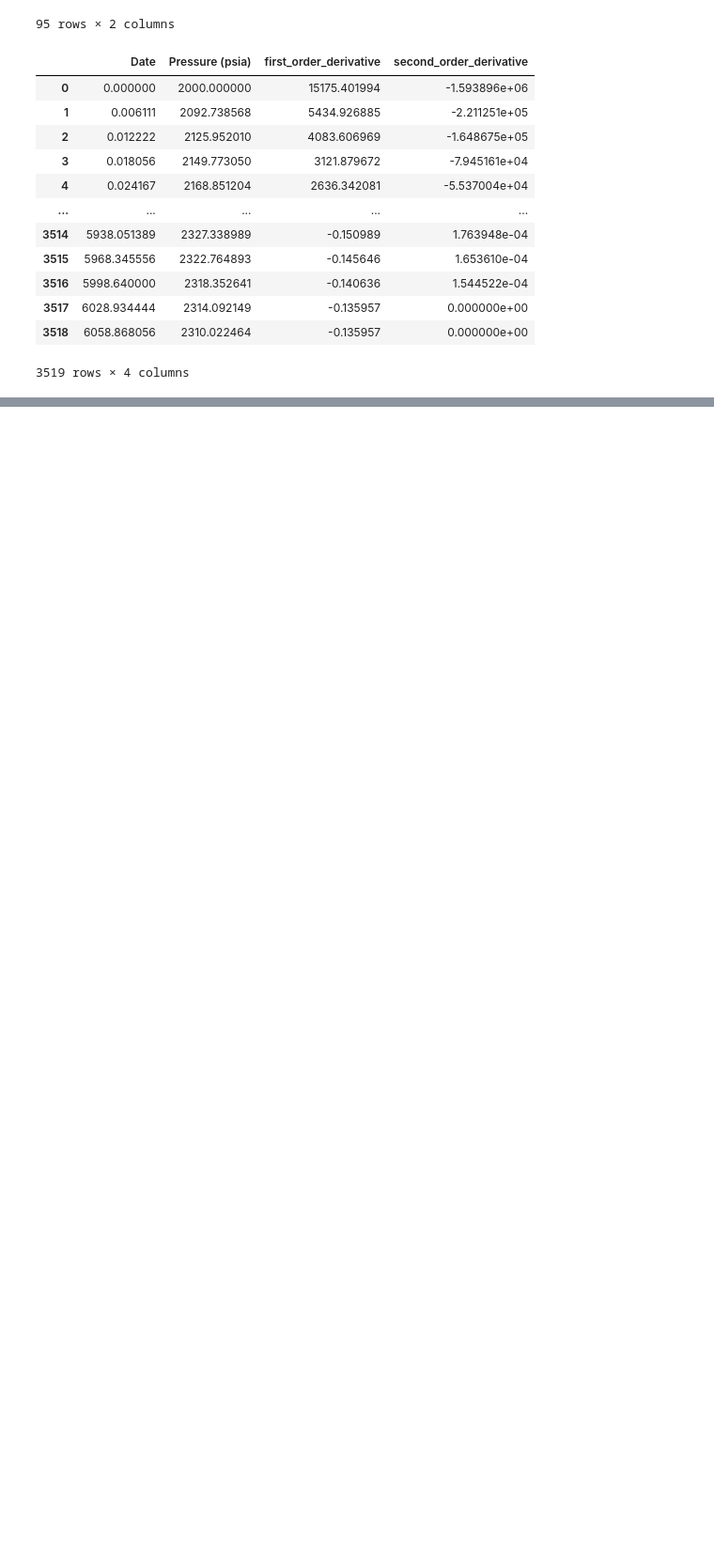
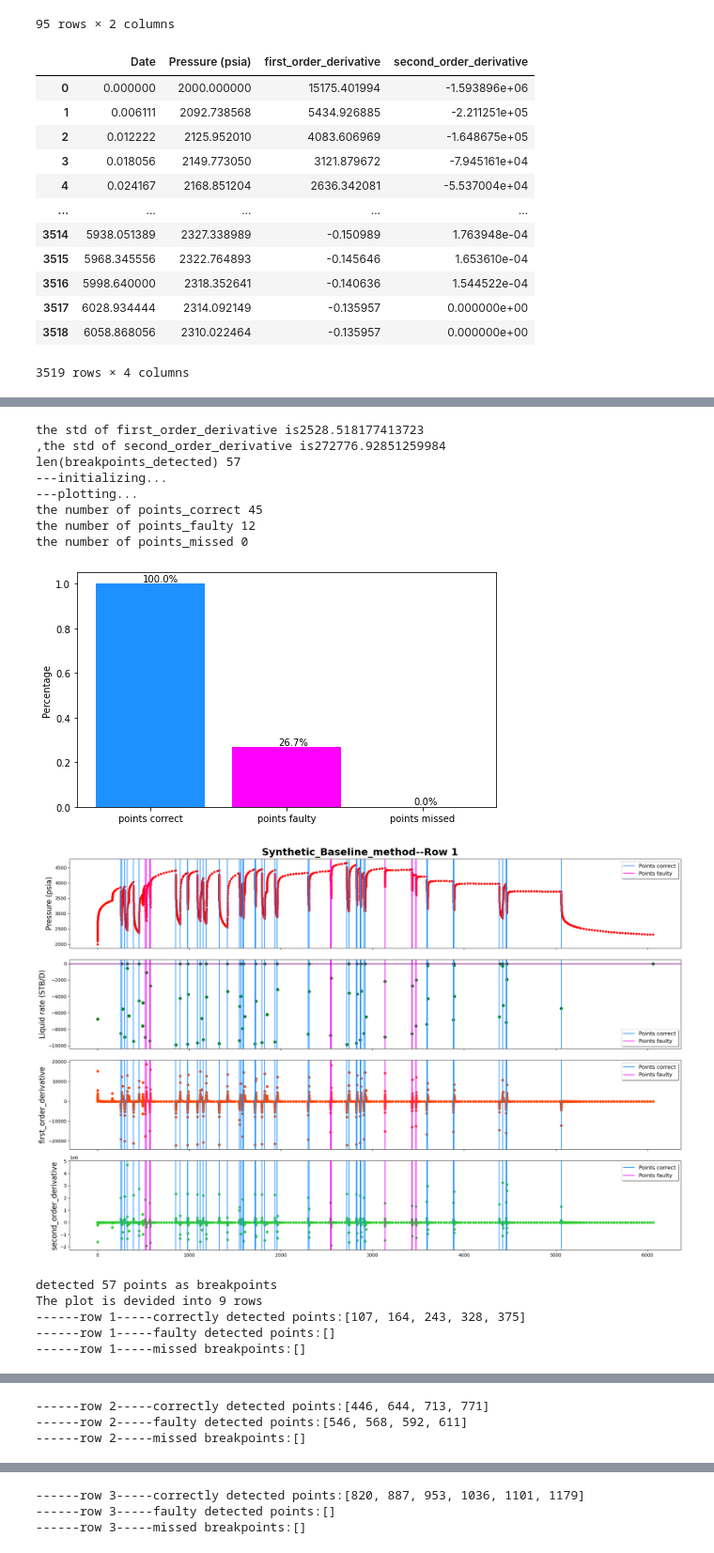
Before and after one commit to juneciel510/transient_identification, a Jupyter notebook: source_code/synthetic_data.ipynb, the cells around one changed output, grey strips where cells are left out. Shown at 94% size. Cells and saved outputs as stored; diff of their text form; code cells hidden in the pictures; blank space fills up the shorter version.

```diff
--- a/source_code/synthetic_data.ipynb
+++ b/source_code/synthetic_data.ipynb
@@ -206,15 +232,38 @@ print(len(breakpoints_detected))
 # %%
 #baseline method
-breakpoints_detected=detect_breakpoints_2(first_order_derivative,second_order_derivative)
+breakpoints_detected_baseline2=detect_breakpoints_2(first_order_derivative,second_order_derivative)
 print("len(breakpoints_detected)",len(breakpoints_detected))
-# print(breakpoints_detected)
-plot_detection_statistics(breakpoints_detected,ground_truth)
-# plots_toSave=[]
-plot_name="Baseline"
-plot_4_metrics(pressure_df,
-               rate_df,
-               breakpoints_detected,
-               ground_truth,
-               plots_toSave,
-               plot_name,
-               colum_names)
+
+#plot & save
+filename_toSave="../data_output/Synthetic_Baseline_method.pdf"
+plot_name="Synthetic_Baseline_method"
+plot_whole=True
+plot_details=True
+plot_statistics=True
+PlotNSave(pressure_df,
+          rate_df,
+          breakpoints_detected_baseline2,
+          ground_truth,
+          data_inOneRow,
+          plot_name,
+          filename_toSave,
+          plot_statistics,
+          plot_whole,
+          plot_details,
+          colum_names)
+# %% [output]
+the std of first_order_derivative is2528.518177413723
+,the std of second_order_derivative is272776.92851259984
+len(breakpoints_detected) 57
+---initializing...
+---plotting...
+the number of points_correct 45
+the number of points_faulty 12
+the number of points_missed 0
+[figure, added]
+[figure, added]
+detected 57 points as breakpoints
+The plot is devided into 9 rows
+------row 1-----correctly detected points:[107, 164, 243, 328, 375]
+------row 1-----faulty detected points:[]
+------row 1-----missed breakpoints:[]
@@ -220,0 +271,3 @@ plot_4_metrics(pressure_df,
+------row 2-----correctly detected points:[446, 644, 713, 771]
+------row 2-----faulty detected points:[546, 568, 592, 611]
+------row 2-----missed breakpoints:[]
@@ -220,0 +275,3 @@ plot_4_metrics(pressure_df,
+------row 3-----correctly detected points:[820, 887, 953, 1036, 1101, 1179]
+------row 3-----faulty detected points:[]
+------row 3-----missed breakpoints:[]
```
Also changed, not shown: parts of 12 cells of this notebook, 6 other files.
